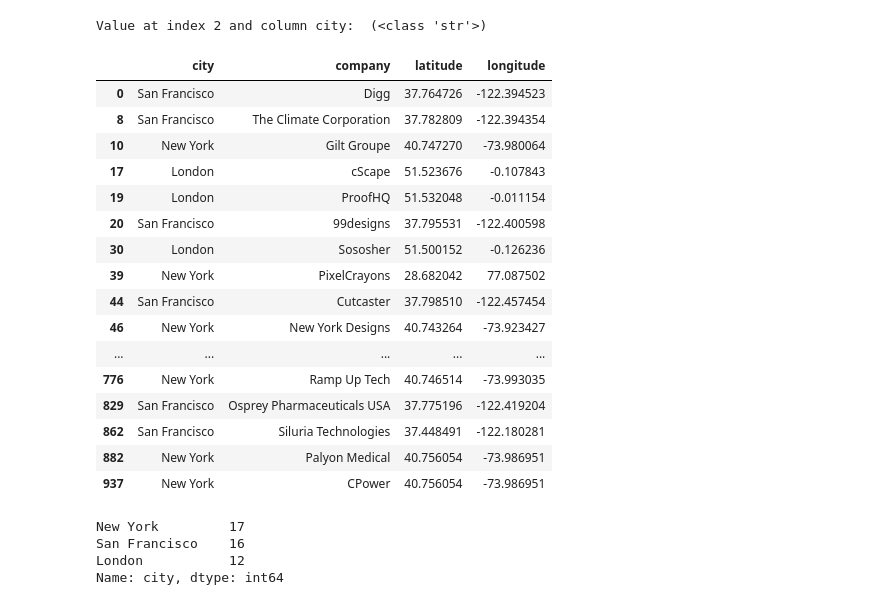
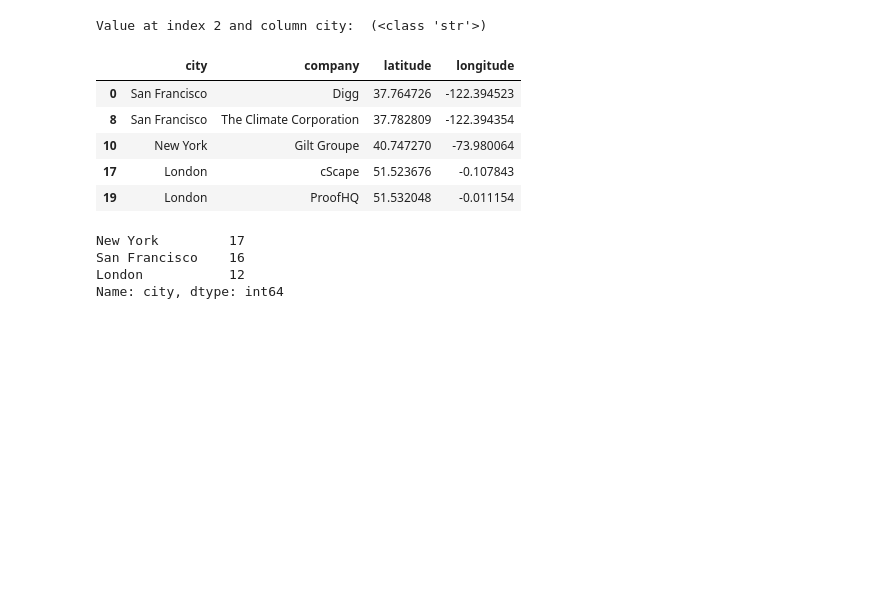
Before and after one commit to danidimarti/project3-geospacial-data, a Jupyter notebook: MongoQuery.ipynb, the cells around one changed output. Drawn from its saved outputs; the diff is of its cells as text; code cells hidden in the pictures; blank space fills up the shorter version.

```diff
--- a/MongoQuery.ipynb
+++ b/MongoQuery.ipynb
@@ -218,26 +218,15 @@ Value at index 2 and column city:  (<class 'str'>)
 # %%
 # Work around: Drop rows where the value in column 'city' is an empty string
 mask = top_cities['city'] != ''
 top_cities = top_cities[mask]
-top_cities
+top_cities.head()
 # %% [output]
 |  | city | company | latitude | longitude |
 | 0 | San Francisco | Digg | 37.764726 | -122.394523 |
 | 8 | San Francisco | The Climate Corporation | 37.782809 | -122.394354 |
 | 10 | New York | Gilt Groupe | 40.747270 | -73.980064 |
 | 17 | London | cScape | 51.523676 | -0.107843 |
 | 19 | London | ProofHQ | 51.532048 | -0.011154 |
-| 20 | San Francisco | 99designs | 37.795531 | -122.400598 |
-| 30 | London | Sososher | 51.500152 | -0.126236 |
-| 39 | New York | PixelCrayons | 28.682042 | 77.087502 |
-| 44 | San Francisco | Cutcaster | 37.798510 | -122.457454 |
-| 46 | New York | New York Designs | 40.743264 | -73.923427 |
-| ... | ... | ... | ... | ... |
-| 776 | New York | Ramp Up Tech | 40.746514 | -73.993035 |
-| 829 | San Francisco | Osprey Pharmaceuticals USA | 37.775196 | -122.419204 |
-| 862 | San Francisco | Siluria Technologies | 37.448491 | -122.180281 |
-| 882 | New York | Palyon Medical | 40.756054 | -73.986951 |
-| 937 | New York | CPower | 40.756054 | -73.986951 |
 # %%
 def count_cities(column):
     """
```
Also changed, not shown: parts of 18 cells of this notebook, 28 other files.
